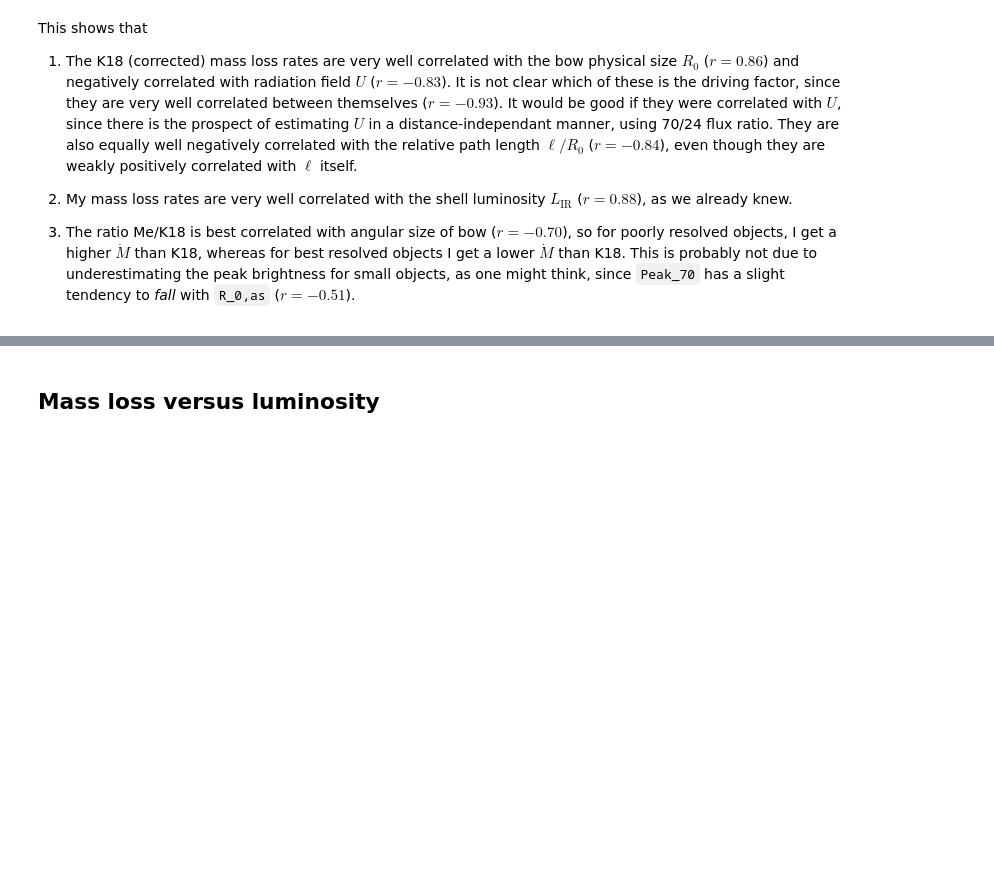
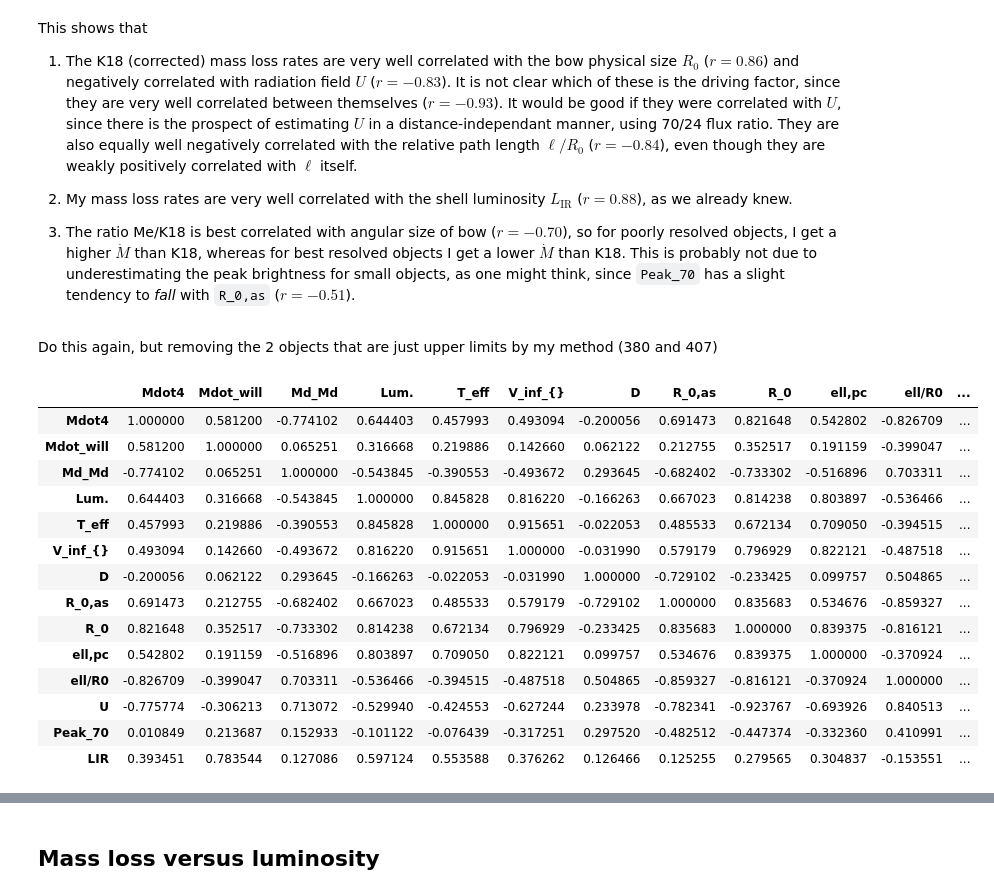
Before and after one commit to div-B-equals-0/dust-wave-case-studies, a Jupyter notebook: Kobulnicky-samples.ipynb, the cells around one changed output, grey strips where cells are left out. Cells and saved outputs as stored; diff of their text form; code cells hidden in the pictures; blank space fills up the shorter version.

```diff
--- a/Kobulnicky-samples.ipynb
+++ b/Kobulnicky-samples.ipynb
@@ -1493,3 +1493,28 @@ This shows that
 2. My mass loss rates are very well correlated with the shell luminosity $L_{\mathrm{IR}}$ ($r = 0.88$), as we already knew.
 
 3. The ratio Me/K18 is best correlated with angular size of bow ($r = -0.70$), so for poorly resolved objects, I get a higher $\dot M$ than K18, whereas for best resolved objects I get a lower $\dot M$ than K18.  This is probably not due to underestimating the peak brightness for small objects, as one might think, since `Peak_70` has a slight tendency to _fall_ with `R_0,as` ($r = -0.51$).
+# %% [markdown]
+Do this again, but removing the 2 objects that are just upper limits by my method (380 and 407)
+# %%
+m = ttt['rel err'] < 1.5
+ldf = k18tab[m]['Mdot4', 'Mdot_will', 'Md_Md', 'Lum.', 'T_eff', 'V_inf_{}',
+             'D', 'R_0,as', 'R_0', 'ell,pc', 'ell/R0',
+             'U', 'Peak_70', 'LIR'].to_pandas().applymap(np.log10)
+ldf['Lum Class'] = k18tab[m]['Lum Class']
+ldf.corr()
+# %% [output]
+|  | Mdot4 | Mdot_will | Md_Md | Lum. | T_eff | V_inf_{} | D | R_0,as | R_0 | ell,pc | ell/R0 | ... |
+| Mdot4 | 1.000000 | 0.581200 | -0.774102 | 0.644403 | 0.457993 | 0.493094 | -0.200056 | 0.691473 | 0.821648 | 0.542802 | -0.826709 | ... |
+| Mdot_will | 0.581200 | 1.000000 | 0.065251 | 0.316668 | 0.219886 | 0.142660 | 0.062122 | 0.212755 | 0.352517 | 0.191159 | -0.399047 | ... |
+| Md_Md | -0.774102 | 0.065251 | 1.000000 | -0.543845 | -0.390553 | -0.493672 | 0.293645 | -0.682402 | -0.733302 | -0.516896 | 0.703311 | ... |
+| Lum. | 0.644403 | 0.316668 | -0.543845 | 1.000000 | 0.845828 | 0.816220 | -0.166263 | 0.667023 | 0.814238 | 0.803897 | -0.536466 | ... |
+| T_eff | 0.457993 | 0.219886 | -0.390553 | 0.845828 | 1.000000 | 0.915651 | -0.022053 | 0.485533 | 0.672134 | 0.709050 | -0.394515 | ... |
+| V_inf_{} | 0.493094 | 0.142660 | -0.493672 | 0.816220 | 0.915651 | 1.000000 | -0.031990 | 0.579179 | 0.796929 | 0.822121 | -0.487518 | ... |
+| D | -0.200056 | 0.062122 | 0.293645 | -0.166263 | -0.022053 | -0.031990 | 1.000000 | -0.729102 | -0.233425 | 0.099757 | 0.504865 | ... |
+| R_0,as | 0.691473 | 0.212755 | -0.682402 | 0.667023 | 0.485533 | 0.579179 | -0.729102 | 1.000000 | 0.835683 | 0.534676 | -0.859327 | ... |
+| R_0 | 0.821648 | 0.352517 | -0.733302 | 0.814238 | 0.672134 | 0.796929 | -0.233425 | 0.835683 | 1.000000 | 0.839375 | -0.816121 | ... |
+| ell,pc | 0.542802 | 0.191159 | -0.516896 | 0.803897 | 0.709050 | 0.822121 | 0.099757 | 0.534676 | 0.839375 | 1.000000 | -0.370924 | ... |
+| ell/R0 | -0.826709 | -0.399047 | 0.703311 | -0.536466 | -0.394515 | -0.487518 | 0.504865 | -0.859327 | -0.816121 | -0.370924 | 1.000000 | ... |
+| U | -0.775774 | -0.306213 | 0.713072 | -0.529940 | -0.424553 | -0.627244 | 0.233978 | -0.782341 | -0.923767 | -0.693926 | 0.840513 | ... |
+| Peak_70 | 0.010849 | 0.213687 | 0.152933 | -0.101122 | -0.076439 | -0.317251 | 0.297520 | -0.482512 | -0.447374 | -0.332360 | 0.410991 | ... |
+| LIR | 0.393451 | 0.783544 | 0.127086 | 0.597124 | 0.553588 | 0.376262 | 0.126466 | 0.125255 | 0.279565 | 0.304837 | -0.153551 | ... |
```
Also changed, not shown: parts of 6 cells of this notebook, 36 other files.
